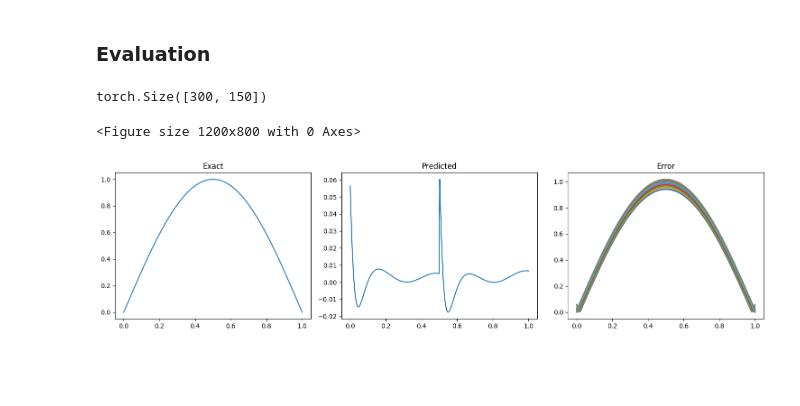
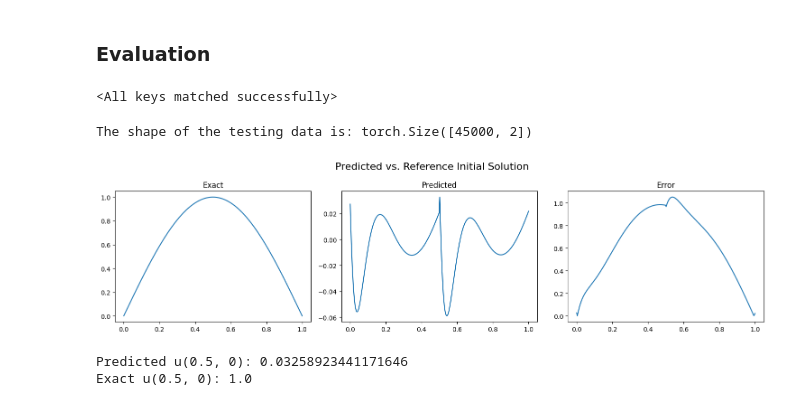
Before and after one commit to oduolaidrisA/Scientific-Machine-Learning, a Jupyter notebook: PINN_for_1d_Burgers_equation_1d.ipynb, the cells around one changed output. Saved outputs shown, nothing was run; the diff lists cells and outputs as text; code cells hidden in the pictures; blank space fills up the shorter version.

```diff
--- a/PINN_for_1d_Burgers_equation_1d.ipynb
+++ b/PINN_for_1d_Burgers_equation_1d.ipynb
@@ -206,6 +211,11 @@ class PINN(nn.Module):
 
         #Defining the linear layers
         self.linears = self.linears = nn.ModuleList([nn.Linear(self.layers[i], self.layers[i+1]) for i in range(len(self.layers)-1)])
+        #Initializing the weights
+        #self.apply(weights_init)
+        for i in range(len(self.layers)-1):
+          nn.init.xavier_normal_(self.linears[i].weight.data, gain=1.0)
+          nn.init.zeros_(self.linears[i].bias.data)
 
     def forward(self,x):
         a = x.float()
@@ -252,14 +262,14 @@ PINN(
 )
 # %%
 #Setting up the variables
-x_train, x_test = prepare_data(cfg)
-x_train.to(device); x_test.to(device)
+x_train = prepare_train_data(cfg)
+x_train.to(device)
 losses = []
 lrs = []
 
 #Training for different learning rates between [1e-7,0.1]
 start_lr = 1e-7
-end_lr = 0.1
+end_lr = 1e-1
 num_iter = 100
 lr_mult = (end_lr / start_lr) ** (1/num_iter)
 
@@ -271,8 +281,10 @@ for iteration in range(num_iter):
 
     optimizer_lr.zero_grad()
     pde_loss = PDEloss(model_lr,cfg,x_train)
-    bound_loss = boundary_loss(model_lr,cfg.x_bound_random,cfg.u_bound_random)
-    loss = pde_loss + bound_loss
+    bound_right_loss = boundary_loss(model_lr,cfg.x_bound_right,cfg.u_bound_right)
+    bound_left_loss = boundary_loss(model_lr,cfg.x_bound_left,cfg.u_bound_left)
+    initial_loss = boundary_loss(model_lr,cfg.x_initial,cfg.u_init)
+    loss = pde_loss + bound_right_loss + bound_left_loss + 50*initial_loss
     loss.backward()
 
     optimizer_lr.step()
@@ -310,7 +322,7 @@ Points to note from the plot:
 model = PINN(cfg)
 model.to(device)
 print(model)
-optimizer = optim.Adam(model.parameters(), lr=1e-3)
+optimizer = optim.Adam(model.parameters(), lr=1e-4)
 # %% [output]
 PINN(
   (activation): Tanh()
@@ -375,37 +411,50 @@ Total training time is 2.7277788559595746 minutes
 # %% [markdown]
 ### Evaluation
 # %%
-predictions = pinn_burgers1d(x_test.to(device)).cpu()
+checkpoint_path = sorted(Path(cfg.checkpoint_dir).glob("pinn_burgers_1d_*.pt"))[-1]
+#Loading the best model
+model.load_state_dict(torch.load(checkpoint_path))
+# %% [output]
+<All keys matched successfully>
 # %%
+x_test = prepare_test_data(cfg)
+pinn_burgers1d.eval()
+predictions = pinn_burgers1d(x_test.to(device)).cpu()
 u_pinns = predictions.reshape(cfg.temporal_resolution, cfg.spatial_resolution).transpose(1,0)
 # %% [output]
-torch.Size([300, 150])
+The shape of the testing data is: torch.Size([45000, 2])
 # %%
 #First we plot the prediction of the initial solution and the exact initial solution
+%matplotlib inline
 x = torch.linspace(cfg.x0,cfg.xf, cfg.spatial_resolution).view(-1,1).float()
 t = torch.linspace(0,1, cfg.temporal_resolution).view(-1,1).float()
 u_init = cfg.init_cond(x)
-plt.figure(figsize=(12, 8))
-plt.suptitle("Predicted vs. Reference Initial solution", fontsize=16)
+u_pinn_init = u_pinns[:,0].detach().unsqueeze(1)
+
 
 fig, (ax1, ax2, ax3) = plt.subplots(1, 3, figsize=(15, 4))
-
+fig.suptitle("Predicted vs. Reference Initial Solution", fontsize=16)
 # Plot each function in its own subplot
 ax1.plot(x, u_init)
 ax1.set_title("Exact")
 
-ax2.plot(x, u_pinns[:,0].detach().numpy())
+ax2.plot(x, u_pinn_init)
 ax2.set_title("Predicted")
 
-diff = torch.abs(u_init - u_pinns[:,0].detach().numpy())
+diff = torch.abs(u_init - u_pinn_init)
 ax3.plot(x, diff)
 ax3.set_title("Error")
 
 plt.tight_layout()
 plt.show()
 # %% [output]
-<Figure size 1200x800 with 0 Axes>
-[figure, old version]
+[figure, new version]
+# %%
+print("Predicted u(0.5, 0):", u_pinn_init[cfg.spatial_resolution // 2].item())
+print("Exact u(0.5, 0):", np.sin(np.pi * 0.5).item())
+# %% [output]
+Predicted u(0.5, 0): 0.03258923441171646
+Exact u(0.5, 0): 1.0
 # %%
 %matplotlib qt
 # Plot setup
```
Also changed, not shown: parts of 7 cells of this notebook.
